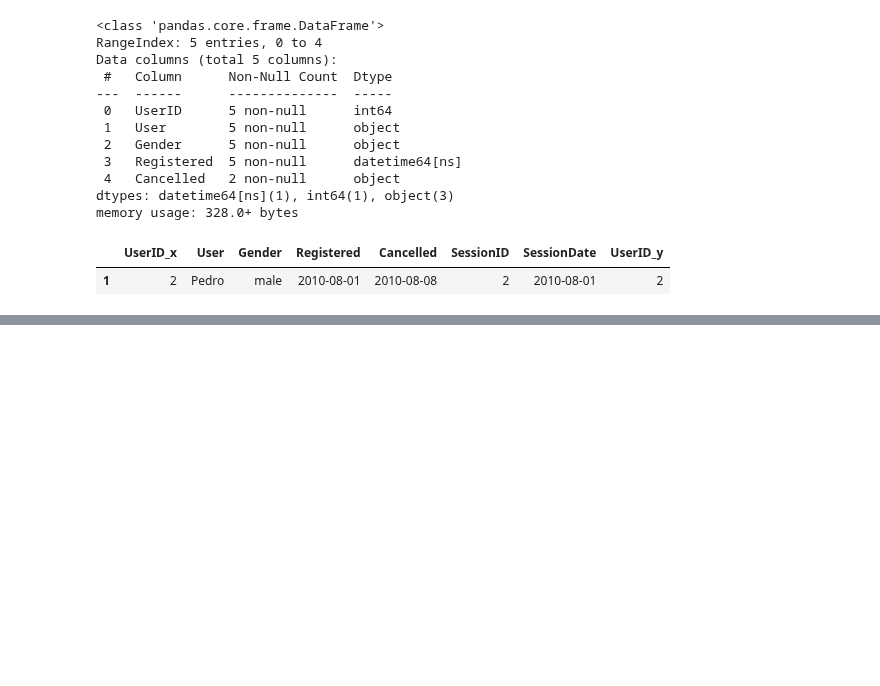
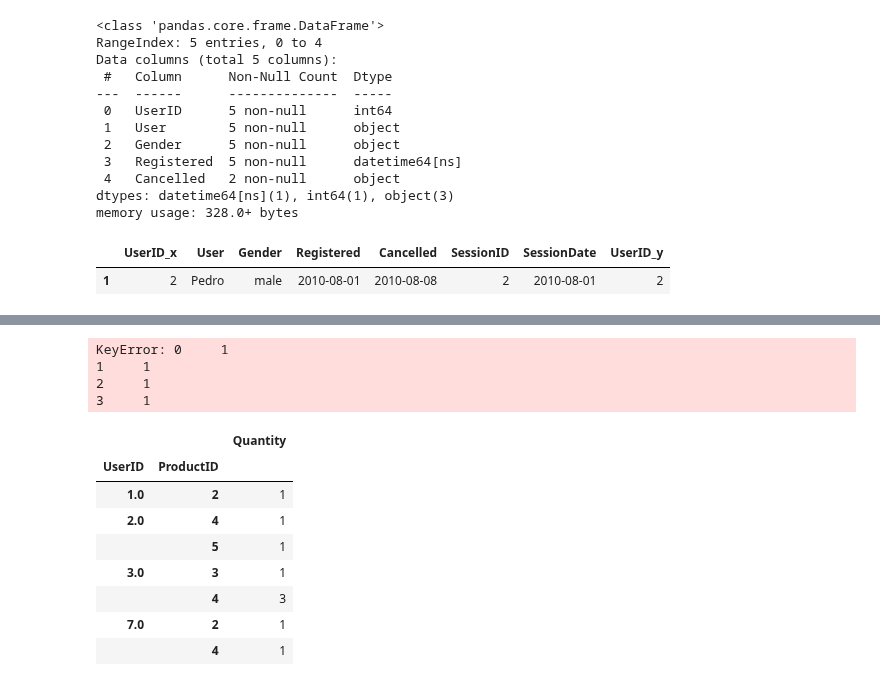
Before and after one commit to siddartha-10/Data-Science, a Jupyter notebook: Pandas/pandas_exercise1.ipynb, the cells around one changed output, grey strips where cells are left out. Saved outputs shown, nothing was run; the diff lists cells and outputs as text; code cells hidden in the pictures; blank space fills up the shorter version.

```diff
--- a/Pandas/pandas_exercise1.ipynb
+++ b/Pandas/pandas_exercise1.ipynb
@@ -517,0 +518,21 @@ transactions.head()
+# %%
+df_qu = pd.merge(df_mul,pd.DataFrame(transactions['Quantity']),on=[df_mul['userID'],df_mul['ProductID']],how='left')
+# %% [output]
+KeyError: 0     1
+1     1
+2     1
+3     1
+# %%
+df_qu = pd.DataFrame(df_qu)
+# %%
+df_qu
+# %% [output]
+|  |  | Quantity |
+| UserID | ProductID |  |
+| 1.0 | 2 | 1 |
+| 2.0 | 4 | 1 |
+|  | 5 | 1 |
+| 3.0 | 3 | 1 |
+|  | 4 | 3 |
+| 7.0 | 2 | 1 |
+|  | 4 | 1 |
```
Also changed, not shown: parts of 18 cells of this notebook.
